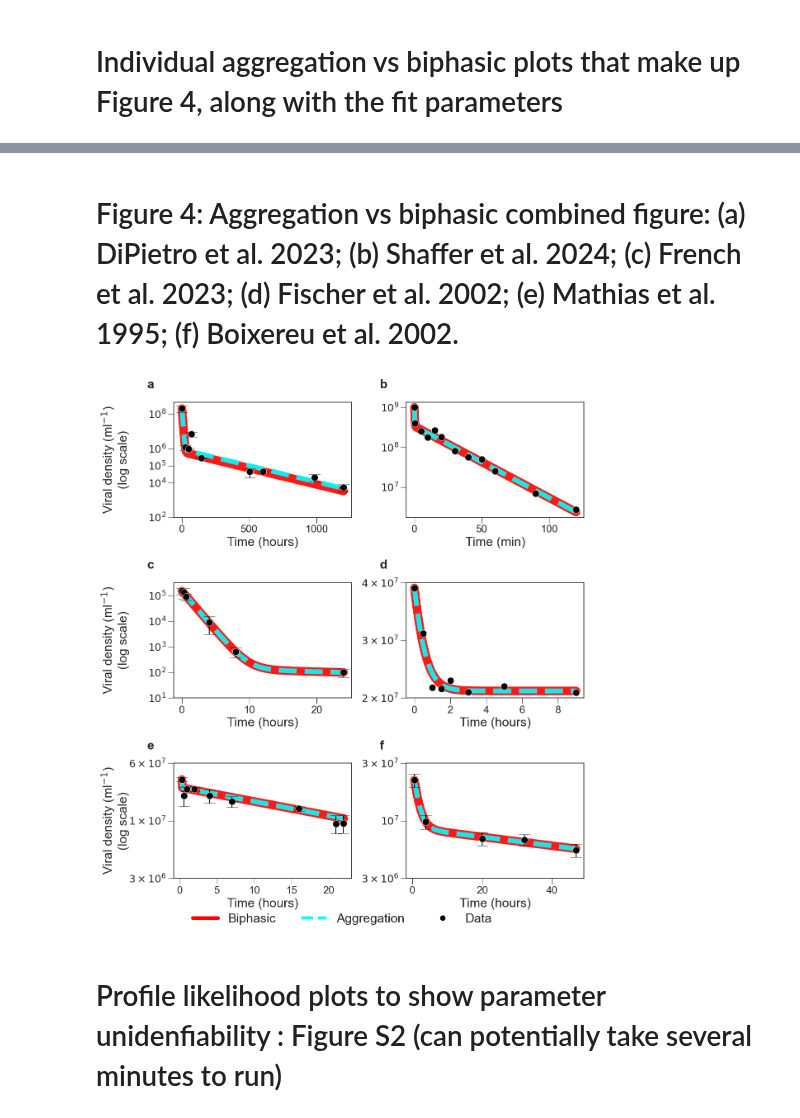
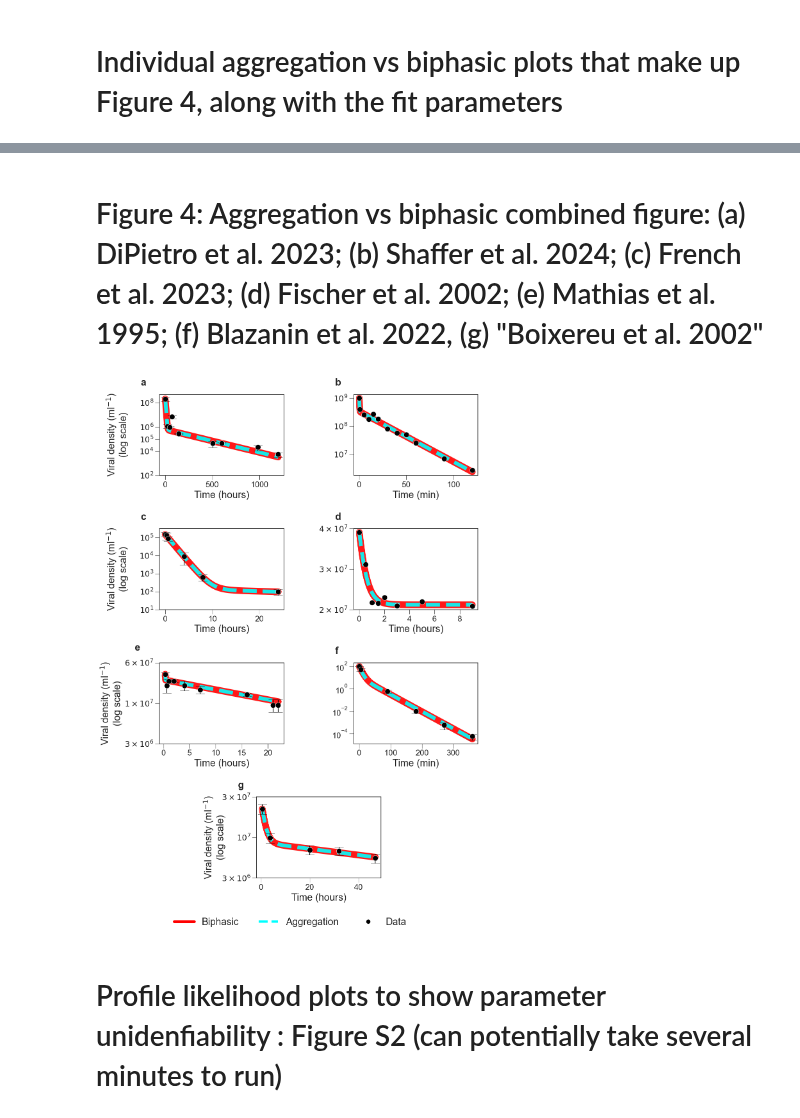
Before and after one commit to aranilah/Slower-than-exponential-viral-decay, a Jupyter notebook: Aggregation_to_biphasic_mapping.ipynb, the cells around one changed output, grey strips where cells are left out. Drawn from its saved outputs; the diff is of its cells as text; code cells hidden in the pictures.

```diff
--- a/Aggregation_to_biphasic_mapping.ipynb
+++ b/Aggregation_to_biphasic_mapping.ipynb
@@ -419,6 +419,7 @@ DATASETS = [
     {"title": "French et al. 2023", "t": np.array([0.00, 0.29, 0.63, 4.03, 7.98, 24.02], dtype=float), "y": np.array([149473.6468, 132512.0390, 89460.84589, 9022.910868, 635.7815825, 98.53075994], dtype=float), "sem": np.array([41643.25622, 56905.40981, 25326.92065, 5984.35683, 252.4775902, 34.92712345], dtype=float), "mode": "PFU", "xlabel": "Time (hours)", "ylim": (10**1, 10**5.5),},
     {"title": "Fischer et al. 2002", "t": np.array([0.0, 0.0, 0.0, 0.5, 0.5, 1.0, 1.5, 1.5, 2.0, 2.0, 2.0, 3.0, 3.0, 3.0, 5.0, 5.0, 5.0, 9.0, 9.0, 9.0], dtype=float), "y": np.array([37810132.21, 37085974.21, 36047601.47, 28487677.3, 27072397.03, 19760240.76, 20327854.49, 18917829.9, 16712695.6, 19992241.61, 25365801.77, 20079711.19, 19266206.59, 18323937.76, 22147071.52, 19744098.31, 17879457.16, 20211103.26, 19099526.36, 18188416.23], dtype=float), "collapse_replicates": True, "sem": None, "mode": "PFU", "xlabel": "Time (hours)", "ylim": None,},
     {"title": "Mathias et al. 1995", "t": np.array([0.301492509, 0.599487704, 0.990221995, 1.97803205, 4.002976334, 6.991249481, 16.02746235, 20.98279322, 22.01305342], dtype=float), "y": np.array([41282087.02, 27047379.34, 32230083.71, 32183761.98, 27210120.27, 23251457.29, 19395276.0, 13141432.94, 13211940.35], dtype=float), "sem": np.array([2287801.399, 6477663.089, 2097595.369, 1643396.489, 4724816.148, 3181441.794, 1151894.272, 3021980.274, 2989596.058], dtype=float), "mode": "density", "xlabel": "Time (hours)", "ylim": (10**6.5, 10**7.8),},
+    {"title": "Blazanin et al. 2022", "t": np.array([0, 5, 90, 180, 270, 360], dtype=float), "y": np.array([100.0, 53.21583636, 0.60135105, 0.01025048, 0.00062364, 0.00006041], dtype=float), "sem": np.array([0, 18.3472074, 0.193578602, 0.003958106, 0.000397707, 3.29611e-05], dtype=float), "mode": "PFU", "xlabel": "Time (min)", "ylim": None,},
     {"title": "Boixereu et al. 2002", "t": np.array([0.533476765, 3.777837868, 20.00337639, 32.0744063, 46.92239905], dtype=float), "y": np.array([22552688.34, 9850086.814, 7010766.392, 6822288.194, 5560482.389], dtype=float), "sem": np.array([3131933.434, 1375842.133, 906093.6577, 771848.3237, 741739.2534], dtype=float), "mode": "density", "xlabel": "Time (hours)", "ylim": (10**6.5, 10**7.5),},
 ]
 # %% [markdown]
@@ -507,11 +520,19 @@ Aggregation parameters:
 # %% [markdown]
-# Figure 4: Aggregation vs biphasic combined figure: (a) DiPietro et al. 2023; (b) Shaffer et al. 2024; (c) French et al. 2023; (d) Fischer et al. 2002; (e) Mathias et al. 1995; (f) Boixereu et al. 2002.
+# Figure 4: Aggregation vs biphasic combined figure: (a) DiPietro et al. 2023; (b) Shaffer et al. 2024; (c) French et al. 2023; (d) Fischer et al. 2002; (e) Mathias et al. 1995; (f) Blazanin et al. 2022, (g) "Boixereu et al. 2002"
 # %%
 # Combined aggregation figure
 
 
 # Panel order
-panel_order = ["DiPietro et al. 2023", "Shaffer et al. 2024", "French et al. 2023", "Fischer et al. 2002", "Mathias et al. 1995", "Boixereu et al. 2002",]
+panel_order = [
+    "DiPietro et al. 2023",
+    "Shaffer et al. 2024",
+    "French et al. 2023",
+    "Fischer et al. 2002",
+    "Mathias et al. 1995",
+    "Blazanin et al. 2022",
+    "Boixereu et al. 2002",
+]
 
 # Validate panels
 panels = {p["title"]: p for p in AGG_PANELS}
@@ -528,10 +549,12 @@ def set_minimum_log_yticks(ax, min_ticks=3, max_ticks=5):
     ymin, ymax = ax.get_ylim()
     if ymin <= 0 or ymax <= 0:
         return
+
     lo_exp = np.floor(np.log10(ymin))
     hi_exp = np.ceil(np.log10(ymax))
     decade_ticks = 10.0 ** np.arange(lo_exp, hi_exp + 1)
     decade_ticks = decade_ticks[(decade_ticks >= ymin) & (decade_ticks <= ymax)]
+
     if len(decade_ticks) >= min_ticks:
         ticks = decade_ticks
         if len(ticks) > max_ticks:
@@ -556,49 +579,96 @@ def set_minimum_log_yticks(ax, min_ticks=3, max_ticks=5):
     ax.yaxis.set_minor_formatter(mticker.NullFormatter())
 
 # Plot setup
-fig, axes = plt.subplots(3, 2, figsize=(12, 14))
-axes = axes.ravel()
+fig = plt.figure(figsize=(12, 18))
+gs = fig.add_gridspec(4, 4)
+
+axes = [
+    fig.add_subplot(gs[0, 0:2]),
+    fig.add_subplot(gs[0, 2:4]),
+    fig.add_subplot(gs[1, 0:2]),
+    fig.add_subplot(gs[1, 2:4]),
+    fig.add_subplot(gs[2, 0:2]),
+    fig.add_subplot(gs[2, 2:4]),
+    fig.add_subplot(gs[3, 1:3]),
+]
+
 panel_labels = list(string.ascii_lowercase)
 
 # Plot each panel
 for i, (ax, title) in enumerate(zip(axes, panel_order)):
     p = panels[title]
 
-    ax.errorbar(p["x"], p["y"], yerr=p["yerr"], fmt="o", capsize=10, markersize=12, color="black", markeredgecolor="white", markeredgewidth=0.6, zorder=5,)
+    ax.errorbar(
+        p["x"], p["y"], yerr=p["yerr"], fmt="o", capsize=10, markersize=12,
+        color="black", markeredgecolor="white", markeredgewidth=0.6, zorder=5,
+    )
     ax.plot(p["t_fit"], p["bi_fit"], color="red", linewidth=15, alpha=0.9)
     ax.plot(p["t_fit"], p["agg_fit"], color="cyan", linestyle="--", linewidth=8.5, alpha=0.9)
     ax.set_yscale("log")
 
     if p.get("ylim") is not None:
         ax.set_ylim(*p["ylim"])
 
     set_minimum_log_yticks(ax, min_ticks=3, max_ticks=5)
+
+    # Remove the 10^-1 tick on panel f (Blazanin)
+    if title == "Blazanin et al. 2022":
+        f_ticks = [1e2, 1e0, 1e-2, 1e-4]
+        ax.yaxis.set_major_locator(mticker.FixedLocator(f_ticks))
+        ax.yaxis.set_major_formatter(mticker.LogFormatterMathtext(base=10))
+        ax.yaxis.set_minor_locator(mticker.NullLocator())
+        ax.yaxis.set_minor_formatter(mticker.NullFormatter())
+
     ax.set_xlabel(p["xlabel"], fontsize=22)
 
-    ax.text(-0.15, 1.2, f"{panel_labels[i]}", transform=ax.transAxes, fontsize=22, fontweight="bold", va="top", ha="left", clip_on=False,)
+    # Give panel e a bit more breathing room
+    label_x = -0.20 if title == "Mathias et al. 1995" else -0.15
+    label_y = 1.24 if title == "Mathias et al. 1995" else 1.20
+
+    ax.text(
+        label_x, label_y, f"{panel_labels[i]}",
+        transform=ax.transAxes, fontsize=22, fontweight="bold",
+        va="top", ha="left", clip_on=False,
+    )
 
     if i % 2 == 0:
         ax.set_ylabel("Viral density (ml$^{-1}$)\n(log scale)", fontsize=22)
-        ax.yaxis.set_label_coords(-0.25, 0.5)
+        if title == "Mathias et al. 1995":
+            ax.yaxis.set_label_coords(-0.30, 0.5)
+        else:
+            ax.yaxis.set_label_coords(-0.25, 0.5)
     else:
         ax.set_ylabel("")
 
     ax.tick_params(axis="both", which="major", labelsize=18)
     ax.tick_params(axis="both", which="minor", labelsize=18)
 
 # Shared legend
-legend_handles = [Line2D([0], [0], color="red", linewidth=6.5, label="Biphasic"), Line2D([0], [0], color="cyan", linestyle="--", linewidth=5.5, label="Aggregation"), Line2D([0], [0], marker="o", linestyle="None", markersize=10, color="black", markeredgecolor="white", markeredgewidth=0.6, label="Data"),]
+legend_handles = [
+    Line2D([0], [0], color="red", linewidth=6.5, label="Biphasic"),
+    Line2D([0], [0], color="cyan", linestyle="--", linewidth=5.5, label="Aggregation"),
+    Line2D([0], [0], marker="o", linestyle="None", markersize=10, color="black",
+           markeredgecolor="white", markeredgewidth=0.6, label="Data"),
+]
 
-fig.legend(handles=legend_handles, labels=["Biphasic", "Aggregation", "Data"], loc="lower center", bbox_to_anchor=(0.5, 0.02), ncol=3, fontsize=22, frameon=False,)
+fig.legend(
+    handles=legend_handles,
+    labels=["Biphasic", "Aggregation", "Data"],
+    loc="lower center",
+    bbox_to_anchor=(0.5, 0.02),
+    ncol=3,
+    fontsize=22,
+    frameon=False,
+)
 
 # Save/show
 fig.tight_layout(rect=(0.05, 0.08, 1.0, 1.0))
 fig.subplots_adjust(left=0.16, bottom=0.12)
 plt.savefig("Combined_Aggregation_Panels.pdf", bbox_inches="tight")
 
 plt.show()
 # %% [output]
-[figure, old version]
+[figure, new version]
 # %% [markdown]
 # Profile likelihood plots to show parameter unidenfiability : Figure S2 (can potentially take several minutes to run)
 # %% [markdown]
```
Also changed, not shown: parts of 3 cells of this notebook, 1 other file.
